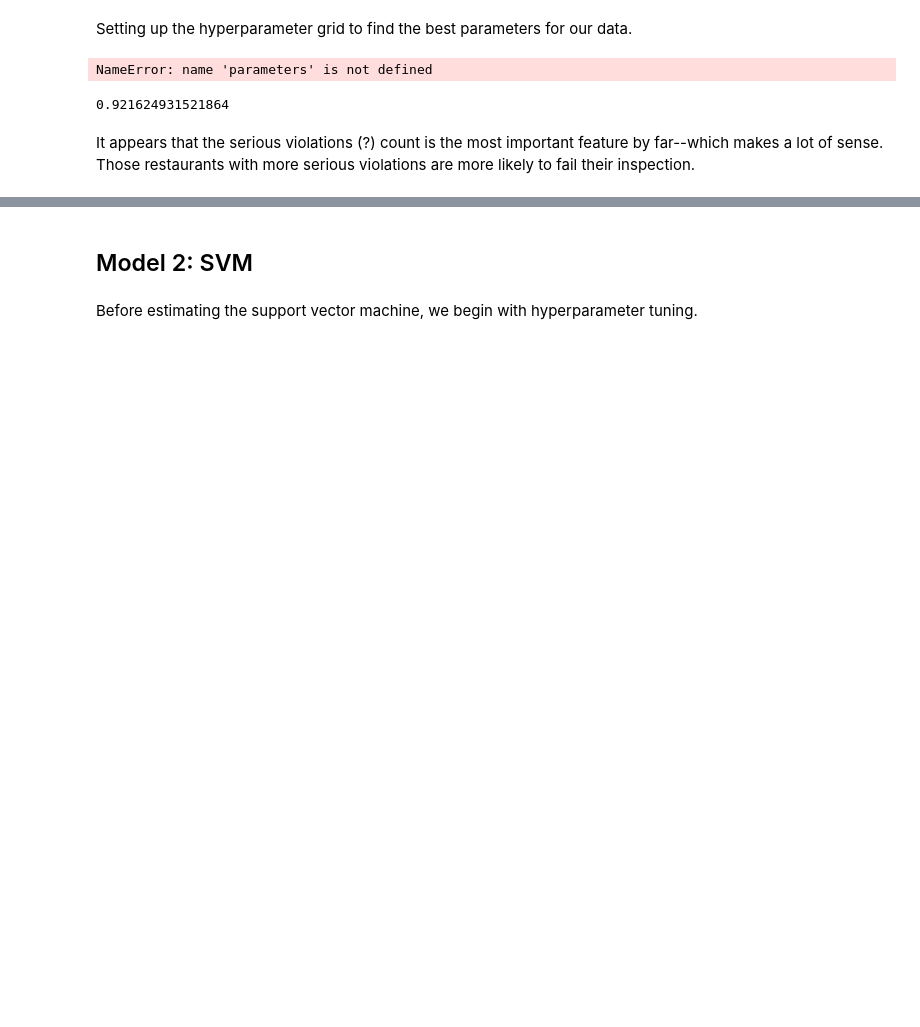
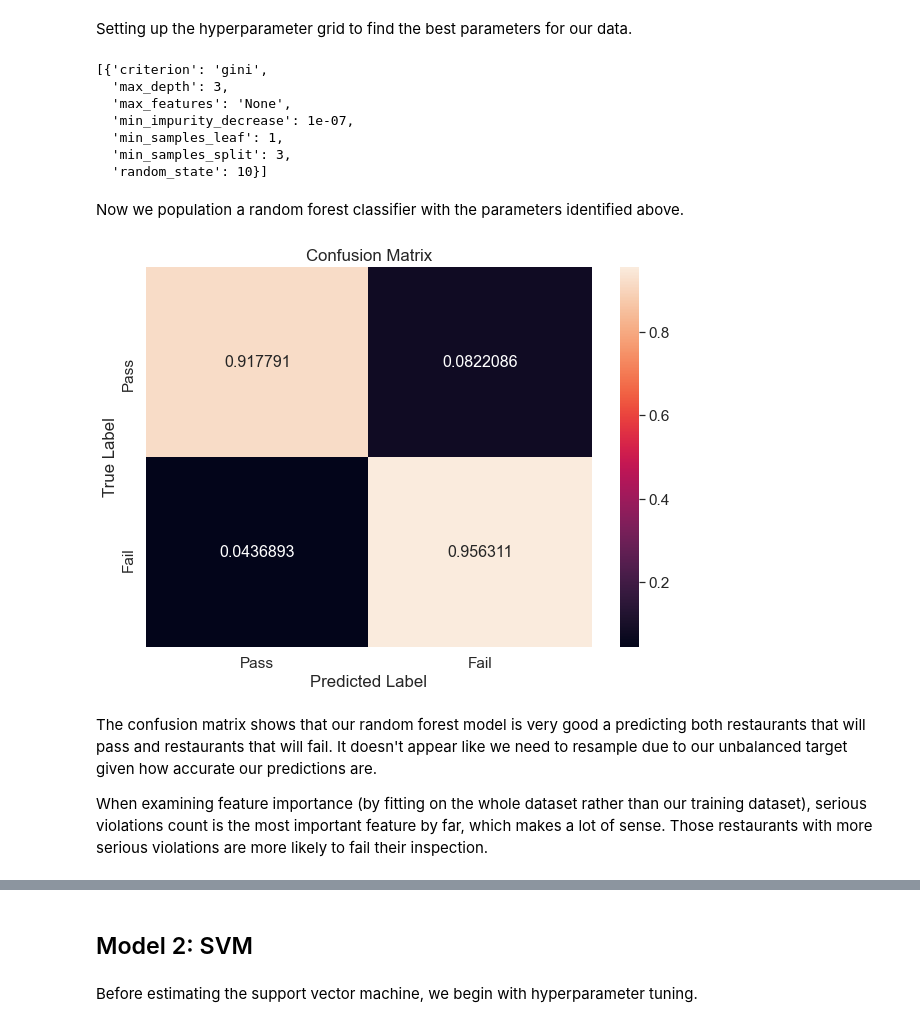
Before and after one commit to angelmendiolaross/CSS_Project_3, a Jupyter notebook: Project 3 Students.ipynb, the cells around one changed output, grey strips where cells are left out. Cells and saved outputs as stored; diff of their text form; code cells hidden in the pictures; blank space fills up the shorter version.

```diff
--- a/Project 3 Students.ipynb
+++ b/Project 3 Students.ipynb
@@ -207,9 +203,3 @@ Before moving to data splitting, we also want to get rid of low-variance feature
-# %%
-from sklearn import feature_selection
-
-# Use a variance threshold of .8
-selector = feature_selection.VarianceThreshold(0)
-X = selector.fit_transform(X)
 # %% [markdown]
 ### Data Splitting
 # %% [markdown]
@@ -248,8 +244,8 @@ rf_classifier = RandomForestClassifier()
 param_grid = {'criterion': ['gini', 'entropy'],
              'max_depth': [3, 5, 10, 15],
              'max_features': ['auto', 'sqrt', 'log2'],
-              'min_samples_split': [2, 4, 6, 8, 10],
-              'min_samples_leaf': [1, 4, 6, 8, 10],
+              'min_samples_split': [2, 3, 4, 5],
+              'min_samples_leaf': [1, 2, 3, 4, 5],
               'max_features': ['None', 'auto', 'sqrt', 'log2'],
              'min_impurity_decrease': [1e-07],
              'random_state': [10]}
@@ -261,7 +257,15 @@ parameters = []
 parameters.append(rf_grid_class.cv_results_['params'][best_index])
 parameters
 # %% [output]
-NameError: name 'parameters' is not defined
+[{'criterion': 'gini',
+  'max_depth': 3,
+  'max_features': 'None',
+  'min_impurity_decrease': 1e-07,
+  'min_samples_leaf': 1,
+  'min_samples_split': 3,
+  'random_state': 10}]
+# %% [markdown]
+Now we population a random forest classifier with the parameters identified above.
 # %%
 # Initialize a random forest based on the parameters identified above
 rf_classifier = RandomForestClassifier(criterion='gini',  # or 'entropy' for information gain
@@ -279,4 +277,0 @@ scores = cross_val_score(rf_classifier, X, y.ravel(), cv=5)
-# %%
-scores.mean()
-# %% [output]
-0.921624931521864
@@ -283,5 +283,28 @@ scores.mean()
+# %%
+cf_matrix = confusion_matrix(y_validate, y_pred, normalize = "true")
+
+df_cm = pd.DataFrame(cf_matrix, range(2),
+                  range(2))
+
+df_cm = df_cm.rename(index=str, columns={0: "Pass", 1: "Fail"})
+df_cm.index = ["Pass", "Fail"]
+plt.figure(figsize = (10,7))
+sns.set(font_scale=1.4)#for label size
+sns.heatmap(df_cm,
+           annot=True,
+           annot_kws={"size": 16},
+           fmt='g')
+
+plt.title("Confusion Matrix")
+plt.xlabel("Predicted Label")
+plt.ylabel("True Label")
+plt.show()
+# %% [output]
+[figure, added]
 # %% [markdown]
-It appears that the serious violations (?) count is the most important feature by far--which makes a lot of sense. Those restaurants with more serious violations are more likely to fail their inspection.
+The confusion matrix shows that our random forest model is very good a predicting both restaurants that will pass and restaurants that will fail. It doesn't appear like we need to resample due to our unbalanced target given how accurate our predictions are.
+
+When examining feature importance (by fitting on the whole dataset rather than our training dataset), serious violations count is the most important feature by far, which makes a lot of sense. Those restaurants with more serious violations are more likely to fail their inspection.
 # %%
 # Refit the random forest on the whole dataset to get feature importances
 rf_classifier.fit(X, y.ravel())
```
Also changed, not shown: parts of 25 cells of this notebook.
